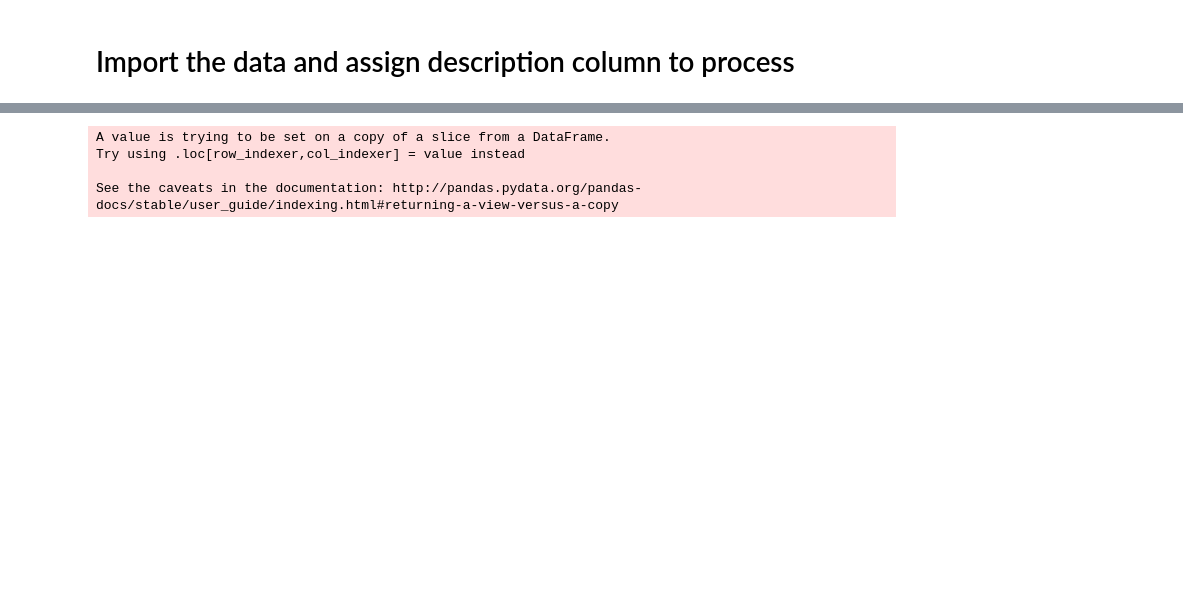
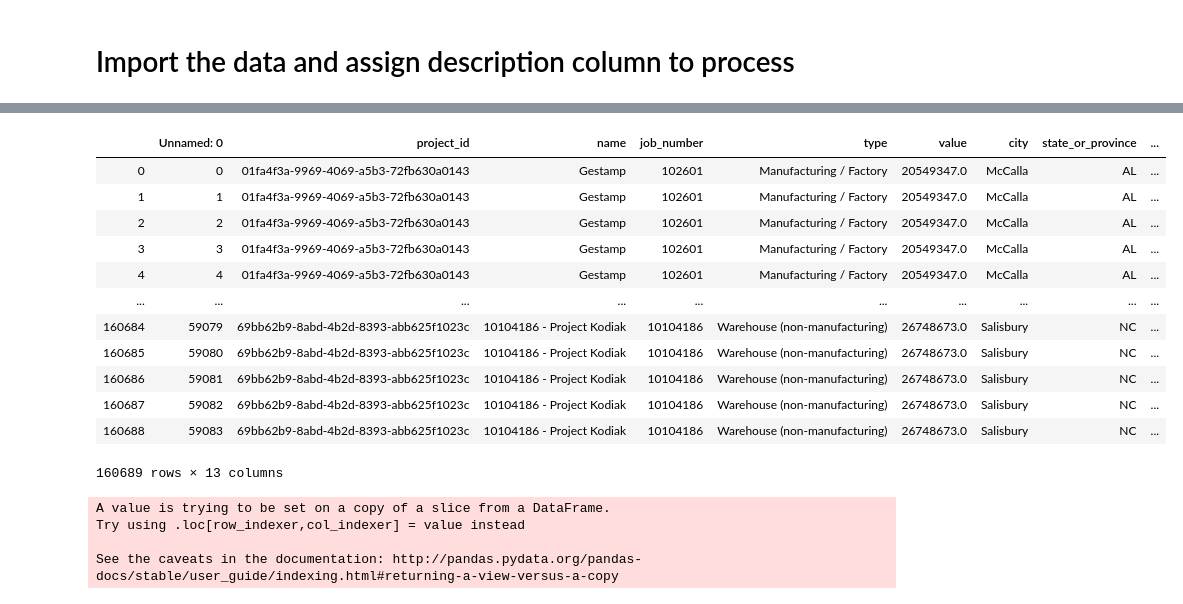
Before and after one commit to zigot1/PROJECT_03, a Jupyter notebook: machine learning.ipynb, the cells around one changed output, grey strips where cells are left out. Cells and saved outputs as stored; diff of their text form; code cells hidden in the pictures; blank space fills up the shorter version.

```diff
--- a/machine learning.ipynb
+++ b/machine learning.ipynb
@@ -19,3 +18,30 @@ issues_df.head()
+# %%
+issues_df['description'] = issues_df['description'].fillna('').astype(str)
+issues_df['title'] = issues_df['title'].fillna('').astype(str)
+# %%
+def description(row):
+    if len(row['description']) >= len(row['title']):
+        return row['description']
+    if len(row['description']) < len(row['title']):
+        return row['title']
+# %%
+issues_df['description']=issues_df.apply (lambda row: description(row), axis =1)
+# %%
+issues_df
+# %% [output]
+|  | Unnamed: 0 | project_id | name | job_number | type | value | city | state_or_province | ... |
+| 0 | 0 | 01fa4f3a-9969-4069-a5b3-72fb630a0143 | Gestamp | 102601 | Manufacturing / Factory | 20549347.0 | McCalla | AL | ... |
+| 1 | 1 | 01fa4f3a-9969-4069-a5b3-72fb630a0143 | Gestamp | 102601 | Manufacturing / Factory | 20549347.0 | McCalla | AL | ... |
+| 2 | 2 | 01fa4f3a-9969-4069-a5b3-72fb630a0143 | Gestamp | 102601 | Manufacturing / Factory | 20549347.0 | McCalla | AL | ... |
+| 3 | 3 | 01fa4f3a-9969-4069-a5b3-72fb630a0143 | Gestamp | 102601 | Manufacturing / Factory | 20549347.0 | McCalla | AL | ... |
+| 4 | 4 | 01fa4f3a-9969-4069-a5b3-72fb630a0143 | Gestamp | 102601 | Manufacturing / Factory | 20549347.0 | McCalla | AL | ... |
+| ... | ... | ... | ... | ... | ... | ... | ... | ... | ... |
+| 160684 | 59079 | 69bb62b9-8abd-4b2d-8393-abb625f1023c | 10104186 - Project Kodiak | 10104186 | Warehouse (non-manufacturing) | 26748673.0 | Salisbury | NC | ... |
+| 160685 | 59080 | 69bb62b9-8abd-4b2d-8393-abb625f1023c | 10104186 - Project Kodiak | 10104186 | Warehouse (non-manufacturing) | 26748673.0 | Salisbury | NC | ... |
+| 160686 | 59081 | 69bb62b9-8abd-4b2d-8393-abb625f1023c | 10104186 - Project Kodiak | 10104186 | Warehouse (non-manufacturing) | 26748673.0 | Salisbury | NC | ... |
+| 160687 | 59082 | 69bb62b9-8abd-4b2d-8393-abb625f1023c | 10104186 - Project Kodiak | 10104186 | Warehouse (non-manufacturing) | 26748673.0 | Salisbury | NC | ... |
+| 160688 | 59083 | 69bb62b9-8abd-4b2d-8393-abb625f1023c | 10104186 - Project Kodiak | 10104186 | Warehouse (non-manufacturing) | 26748673.0 | Salisbury | NC | ... |
+160689 rows × 13 columns
 # %%
 description_text = issues_df[["description"]]
 description_text['index']=description_text.index
```
Also changed, not shown: parts of 14 cells of this notebook, 4 other files.
